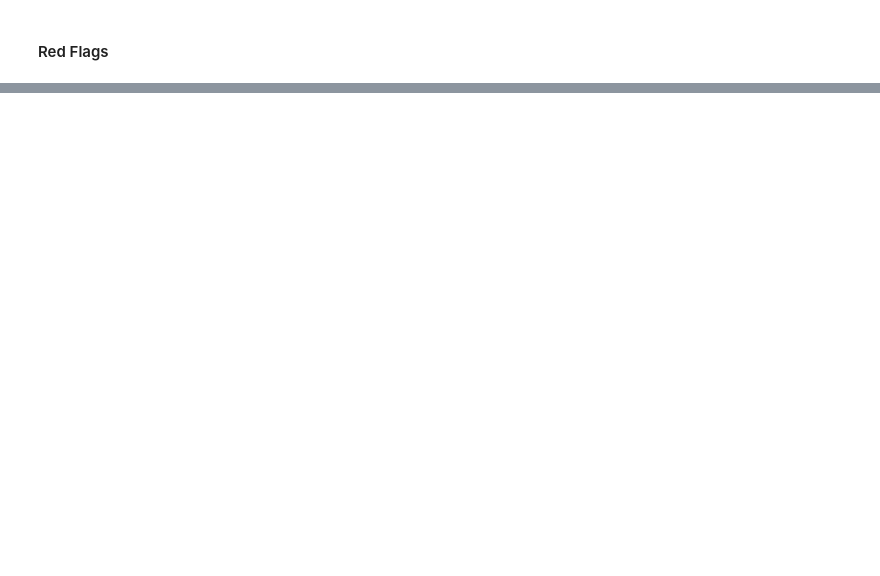
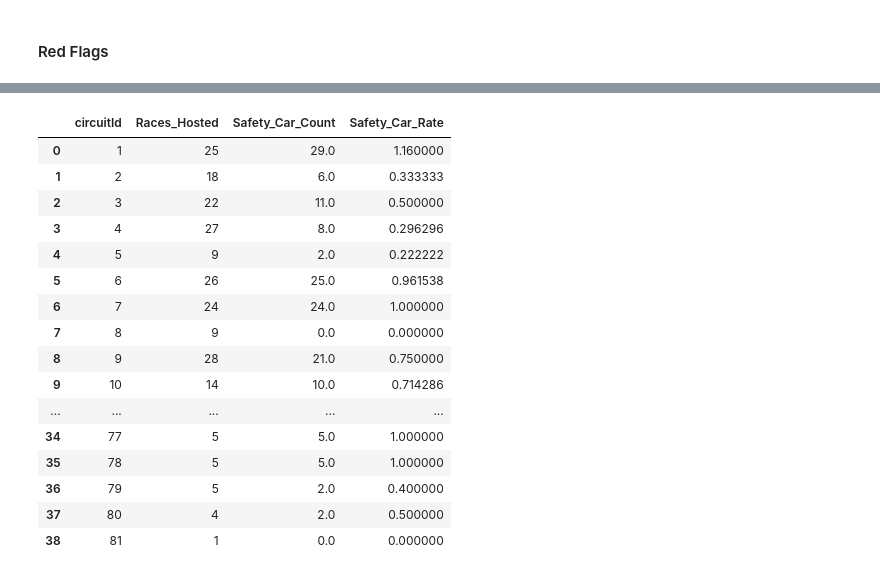
Before and after one commit to LukeHilliard/f1-complexity-index, a Jupyter notebook: analysis.ipynb, the cells around one changed output, grey strips where cells are left out. Drawn from its saved outputs; the diff is of its cells as text; code cells hidden in the pictures; blank space fills up the shorter version.

```diff
--- a/analysis.ipynb
+++ b/analysis.ipynb
@@ -355,10 +362,9 @@ races.head()
 | 3 | 4 | 2009 | 4 | 3 | Bahrain Grand Prix | 2009-04-26 | 12:00:00 | http://en.wikipedia.org/wiki/2009... | \N | \N | ... |
 | 4 | 5 | 2009 | 5 | 4 | Spanish Grand Prix | 2009-05-10 | 12:00:00 | http://en.wikipedia.org/wiki/2009... | \N | \N | ... |
 # %%
-# 1. Convert your Year column to an integer so it matches races['year']
 filtered_safety_cars['Year'] = filtered_safety_cars['Year'].astype(int)
 
-# 2. Merge on BOTH columns simultaneously to grab the circuitId!
+# Merge on both columns to get circuitId in the process
 sc_with_id = pd.merge(
     filtered_safety_cars,
     races[['year', 'name', 'circuitId']],
@@ -367,19 +373,17 @@ sc_with_id = pd.merge(
     how='left'
 )
 
-# 3. Group by the circuitId to count safety cars per track
+# Group by the circuitId to count safety cars per track
 sc_counts = sc_with_id.groupby('circuitId').size().reset_index(name='Safety_Car_Count')
-
-# 4. Merge this with the races_hosted_counts table you created in the previous step
 safety_car_count_master = pd.merge(races_hosted_counts, sc_counts, on='circuitId', how='left')
-
-# 5. Fill tracks that had 0 safety cars with 0 instead of NaN
+#Fill tracks that had 0 safety cars with 0 instead of NaN
 safety_car_count_master['Safety_Car_Count'] = safety_car_count_master['Safety_Car_Count'].fillna(0)
 
-# 6. Calculate your unbiased Average Safety Car Rate per Race!
+# Calculate unbiased Average Safety Car Rate per Race
 safety_car_count_master['Safety_Car_Rate'] = safety_car_count_master['Safety_Car_Count'] / safety_car_count_master['Races_Hosted']
 
-# Inspect your beautiful, completed safety car metrics!
-print(safety_car_count_master.sort_values(by='Safety_Car_Rate', ascending=False).head(10))
+safety_car_master = safety_car_count_master
+
+print(safety_car_master)
 # %% [output]
     circuitId  Races_Hosted  Safety_Car_Count  Safety_Car_Rate
@@ -430,0 +481,20 @@ for index, row in modern_rf.iterrows():
+# %%
+safety_car_master
+# %% [output]
+|  | circuitId | Races_Hosted | Safety_Car_Count | Safety_Car_Rate |
+| 0 | 1 | 25 | 29.0 | 1.160000 |
+| 1 | 2 | 18 | 6.0 | 0.333333 |
+| 2 | 3 | 22 | 11.0 | 0.500000 |
+| 3 | 4 | 27 | 8.0 | 0.296296 |
+| 4 | 5 | 9 | 2.0 | 0.222222 |
+| 5 | 6 | 26 | 25.0 | 0.961538 |
+| 6 | 7 | 24 | 24.0 | 1.000000 |
+| 7 | 8 | 9 | 0.0 | 0.000000 |
+| 8 | 9 | 28 | 21.0 | 0.750000 |
+| 9 | 10 | 14 | 10.0 | 0.714286 |
+| ... | ... | ... | ... | ... |
+| 34 | 77 | 5 | 5.0 | 1.000000 |
+| 35 | 78 | 5 | 5.0 | 1.000000 |
+| 36 | 79 | 5 | 2.0 | 0.400000 |
+| 37 | 80 | 4 | 2.0 | 0.500000 |
+| 38 | 81 | 1 | 0.0 | 0.000000 |
```
Also changed, not shown: parts of 13 cells of this notebook.
